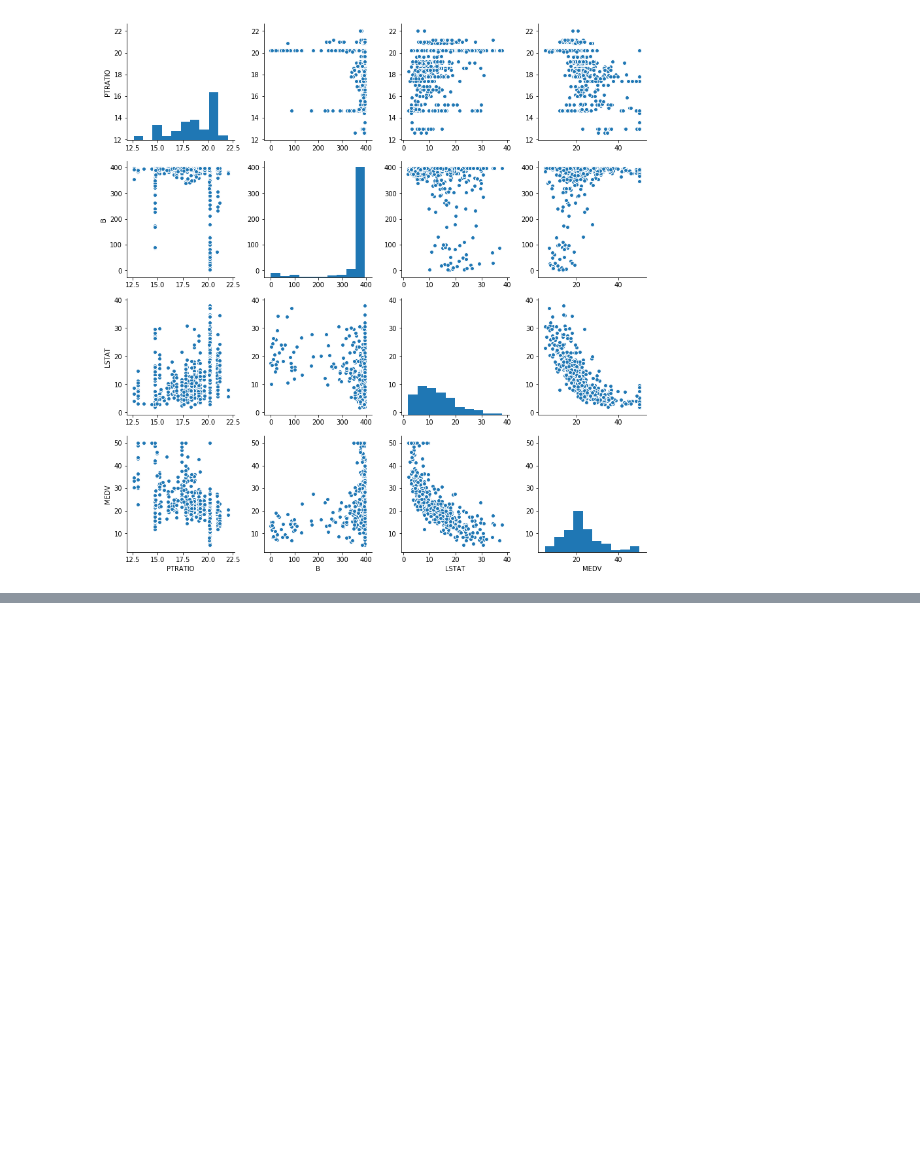
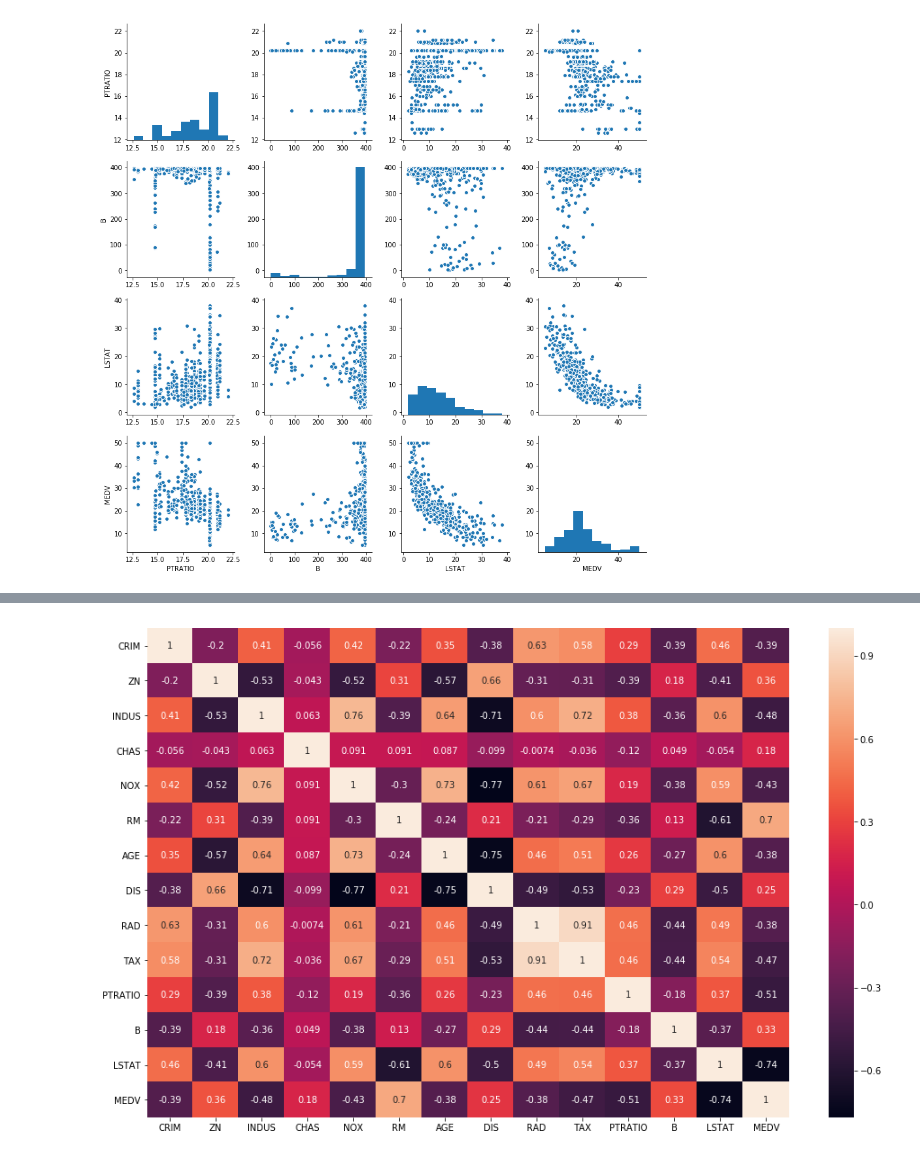
Before and after one commit to jatinj615/Boston_houseprice_prediction, a Jupyter notebook: Boston House Price Prediction.ipynb, the cells around one changed output, grey strips where cells are left out. Cells and saved outputs as stored; diff of their text form; code cells hidden in the pictures; blank space fills up the shorter version.

```diff
--- a/Boston House Price Prediction.ipynb
+++ b/Boston House Price Prediction.ipynb
@@ -81,0 +106,6 @@ plt.show()
+# %%
+plt.figure(figsize=(16,10))
+sns.heatmap(df.corr(), annot=True)
+plt.show()
+# %% [output]
+[figure, added]
```
Also changed, not shown: parts of 4 cells of this notebook.
